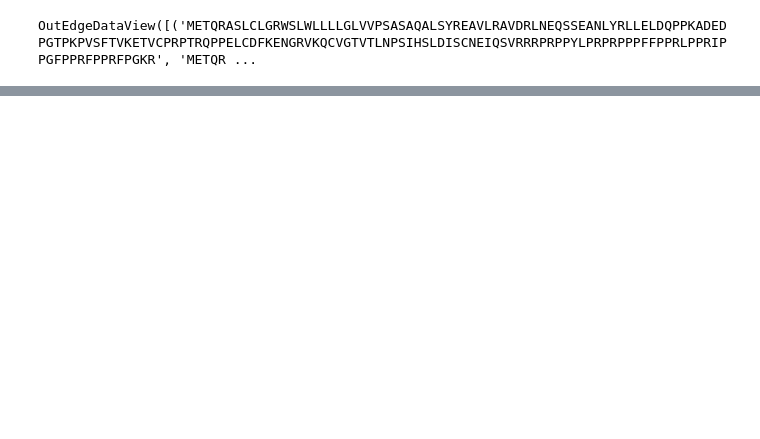
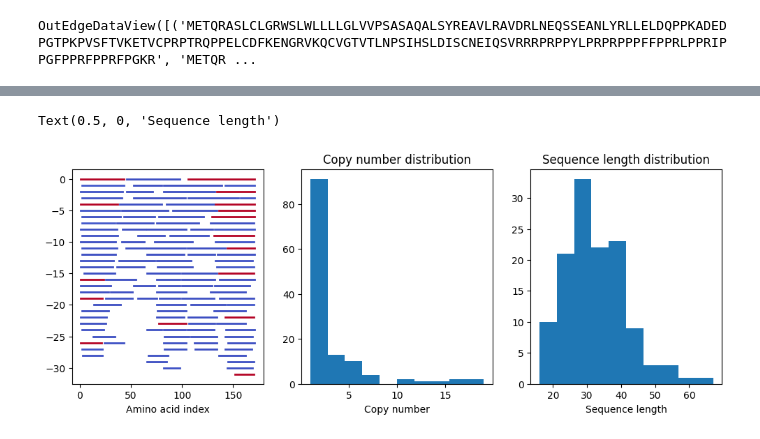
Before and after one commit to ErikHartman/disassembly, a Jupyter notebook: src/proteolysis.ipynb, the cells around one changed output, grey strips where cells are left out. Saved outputs shown, nothing was run; the diff lists cells and outputs as text; code cells hidden in the pictures; blank space fills up the shorter version.

```diff
--- a/src/proteolysis.ipynb
+++ b/src/proteolysis.ipynb
@@ -11,0 +53,45 @@ OutEdgeDataView([('METQRASLCLGRWSLWLLLLGLVVPSASAQALSYREAVLRAVDRLNEQSSEANLYRLLELD
+# %%
+sampled_sequence_dict = {}
+sum_gamma = sum(s)
+for sequence, copy_number in sequence_dict.items():
+    sequence_length = len(sequence)
+    a = g.pdf(sequence_length) / max(s)
+    u = np.random.uniform(0, 1)
+    if u < a:
+        sampled_sequence_dict[sequence] = copy_number
+# %%
+import numpy as np
+import matplotlib
+
+spaces = np.zeros(((len(sampled_sequence_dict.keys())), len(pr39)))
+
+fig, ax = plt.subplots(1, 3, figsize=(12, 4))
+i = 0
+cmap = matplotlib.cm.coolwarm
+sampled_sequence_dict = dict(
+    sorted(sampled_sequence_dict.items(), key=lambda item: len(item[0]), reverse=True)
+)
+for sequence, copy_number in sampled_sequence_dict.items():
+    start = pr39.find(sequence)
+    end = start + len(sequence)
+    for height in range(spaces.shape[0]):
+        position = spaces[height, start:end]
+        if sum(position) == 0:
+            spaces[height, start:end] = 1
+            ax[0].plot(
+                [start + 1, end - 1],
+                [-height, -height],
+                linewidth=2,
+                color=cmap(copy_number),
+            )
+            break
+ax[1].hist(sampled_sequence_dict.values())
+ax[1].set_title("Copy number distribution")
+ax[0].set_xlabel("Amino acid index")
+ax[1].set_xlabel("Copy number")
+ax[2].hist([len(s) for s in sampled_sequence_dict.keys()])
+ax[2].set_title("Sequence length distribution")
+ax[2].set_xlabel("Sequence length")
+# %% [output]
+Text(0.5, 0, 'Sequence length')
+[figure, added]
```
Also changed, not shown: parts of 4 cells of this notebook, 4 other files.
